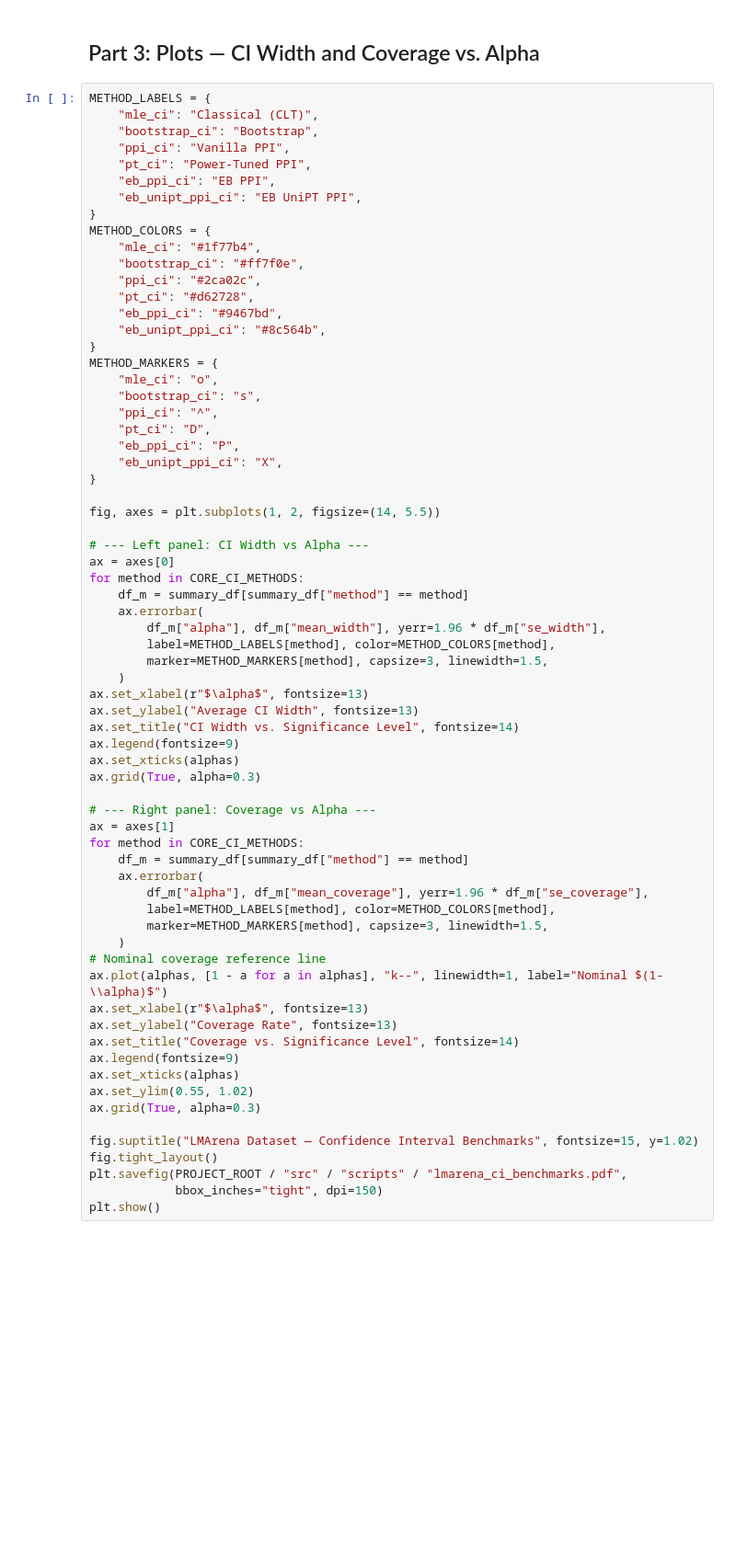
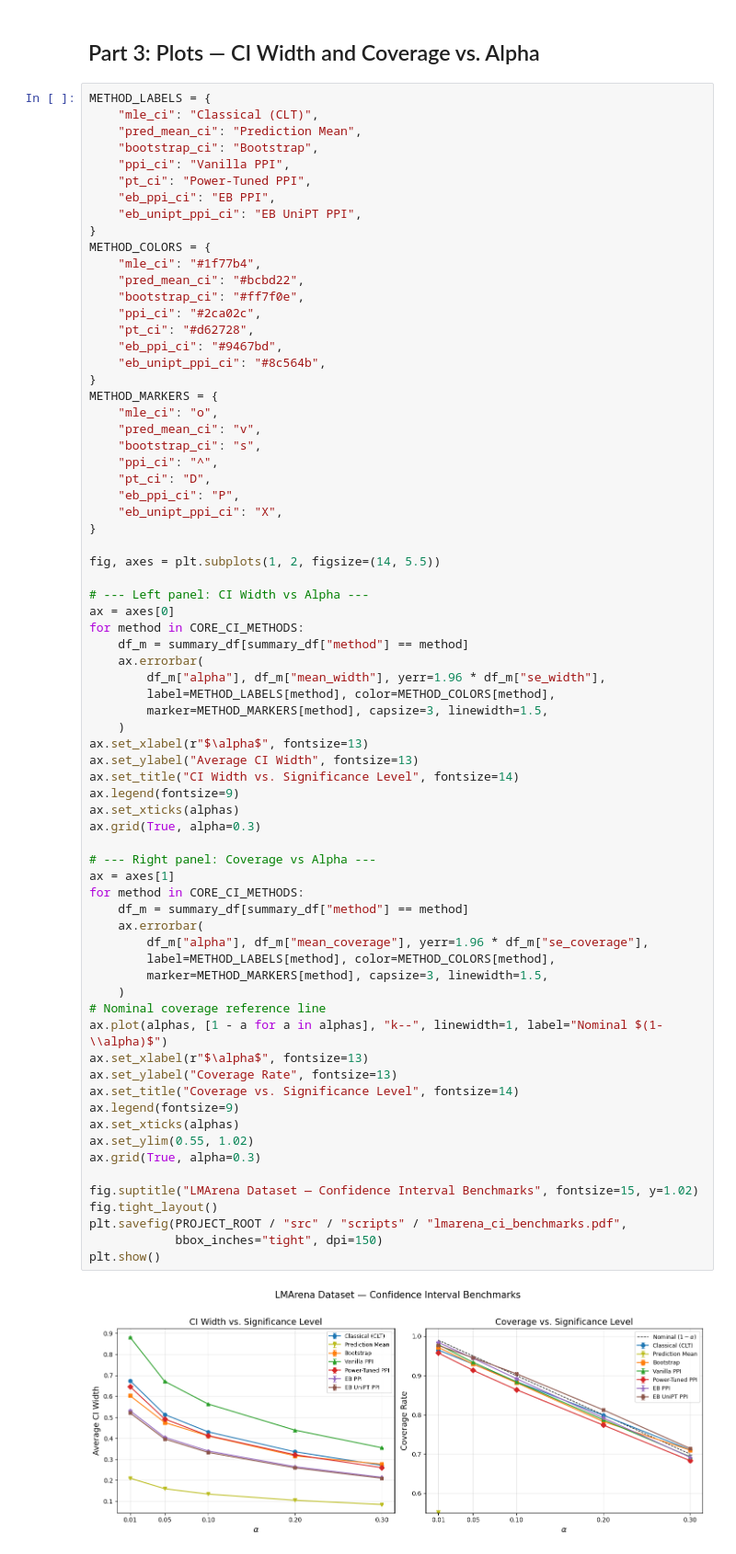
Before and after one commit to listar2000/prediction-powered-adaptive-shrinkage, a Jupyter notebook: src/scripts/lmarena_experiments.ipynb, the cells around one changed output. Shown at 92% size. Drawn from its saved outputs; the diff is of its cells as text; blank space fills up the shorter version.

```diff
--- a/src/scripts/lmarena_experiments.ipynb
+++ b/src/scripts/lmarena_experiments.ipynb
@@ -136,6 +136,7 @@ Running CI benchmark with alpha=0.3 ... done
 # %%
 METHOD_LABELS = {
     "mle_ci": "Classical (CLT)",
+    "pred_mean_ci": "Prediction Mean",
     "bootstrap_ci": "Bootstrap",
     "ppi_ci": "Vanilla PPI",
     "pt_ci": "Power-Tuned PPI",
@@ -144,6 +145,7 @@ METHOD_LABELS = {
 }
 METHOD_COLORS = {
     "mle_ci": "#1f77b4",
+    "pred_mean_ci": "#bcbd22",
     "bootstrap_ci": "#ff7f0e",
     "ppi_ci": "#2ca02c",
     "pt_ci": "#d62728",
@@ -152,6 +154,7 @@ METHOD_COLORS = {
 }
 METHOD_MARKERS = {
     "mle_ci": "o",
+    "pred_mean_ci": "v",
     "bootstrap_ci": "s",
     "ppi_ci": "^",
     "pt_ci": "D",
@@ -174,30 +177,32 @@ ax.set_xlabel(r"$\alpha$", fontsize=13)
 ax.set_ylabel("Average CI Width", fontsize=13)
 ax.set_title("CI Width vs. Significance Level", fontsize=14)
 ax.legend(fontsize=9)
 ax.set_xticks(alphas)
 ax.grid(True, alpha=0.3)
 
 # --- Right panel: Coverage vs Alpha ---
 ax = axes[1]
 for method in CORE_CI_METHODS:
     df_m = summary_df[summary_df["method"] == method]
     ax.errorbar(
         df_m["alpha"], df_m["mean_coverage"], yerr=1.96 * df_m["se_coverage"],
         label=METHOD_LABELS[method], color=METHOD_COLORS[method],
         marker=METHOD_MARKERS[method], capsize=3, linewidth=1.5,
     )
 # Nominal coverage reference line
 ax.plot(alphas, [1 - a for a in alphas], "k--", linewidth=1, label="Nominal $(1-\\alpha)$")
 ax.set_xlabel(r"$\alpha$", fontsize=13)
 ax.set_ylabel("Coverage Rate", fontsize=13)
 ax.set_title("Coverage vs. Significance Level", fontsize=14)
 ax.legend(fontsize=9)
 ax.set_xticks(alphas)
 ax.set_ylim(0.55, 1.02)
 ax.grid(True, alpha=0.3)
 
 fig.suptitle("LMArena Dataset — Confidence Interval Benchmarks", fontsize=15, y=1.02)
 fig.tight_layout()
 plt.savefig(PROJECT_ROOT / "src" / "scripts" / "lmarena_ci_benchmarks.pdf",
             bbox_inches="tight", dpi=150)
 plt.show()
+# %% [output]
+[figure, added]
```
Also changed, not shown: parts of 2 cells of this notebook, 30 other files.
